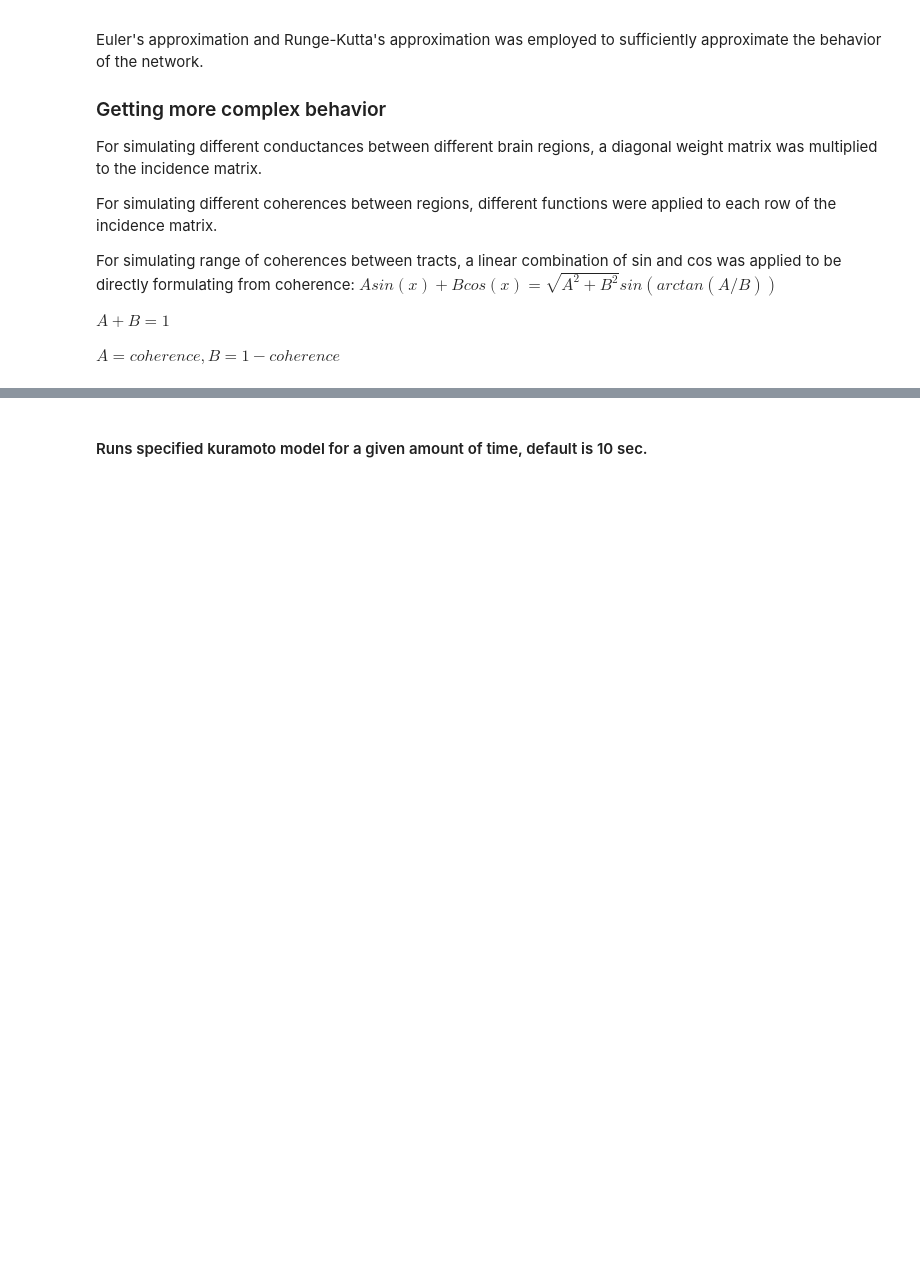
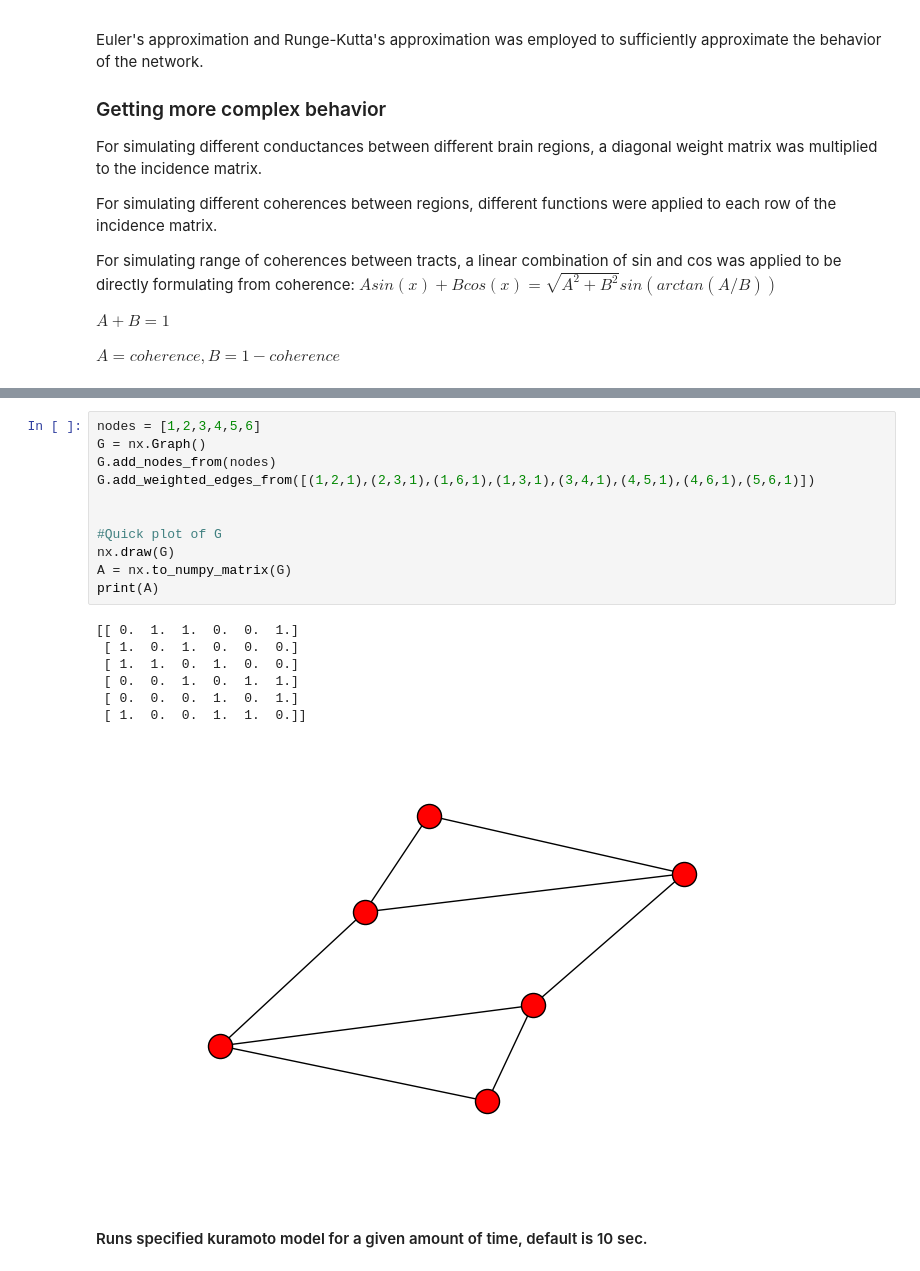
Before and after one commit to virati/KuramotoDBS, a Jupyter notebook: Kuramoto Model.ipynb, the cells around one changed output, grey strips where cells are left out. Cells and saved outputs as stored; diff of their text form; blank space fills up the shorter version.

```diff
--- a/Kuramoto Model.ipynb
+++ b/Kuramoto Model.ipynb
@@ -149,3 +134,22 @@ class KModel:
+# %%
+nodes = [1,2,3,4,5,6]
+G = nx.Graph()
+G.add_nodes_from(nodes)
+G.add_weighted_edges_from([(1,2,1),(2,3,1),(1,6,1),(1,3,1),(3,4,1),(4,5,1),(4,6,1),(5,6,1)])
+
+
+#Quick plot of G
+nx.draw(G)
+A = nx.to_numpy_matrix(G)
+print(A)
+# %% [output]
+[[ 0.  1.  1.  0.  0.  1.]
+ [ 1.  0.  1.  0.  0.  0.]
+ [ 1.  1.  0.  1.  0.  0.]
+ [ 0.  0.  1.  0.  1.  1.]
+ [ 0.  0.  0.  1.  0.  1.]
+ [ 1.  0.  0.  1.  1.  0.]]
+[figure, added]
 # %% [markdown]
 #### Runs specified kuramoto model for a given amount of time, default is 10 sec.
 # %%
```
Also changed, not shown: parts of 16 cells of this notebook, 2 other files.
